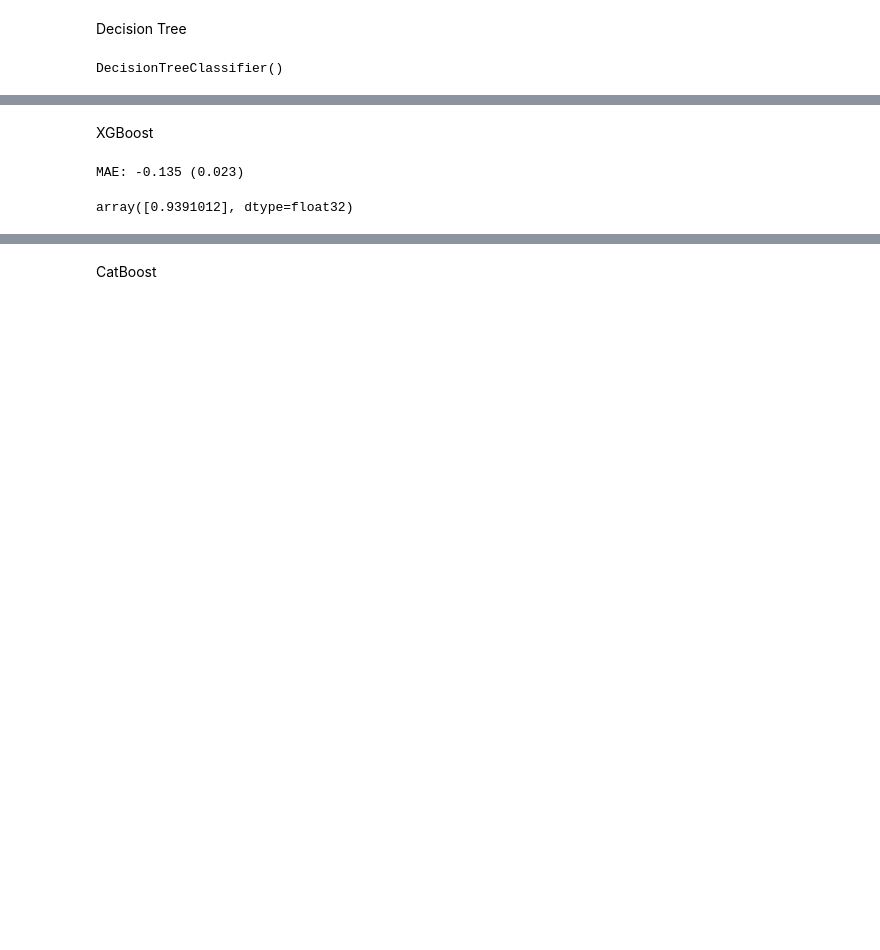
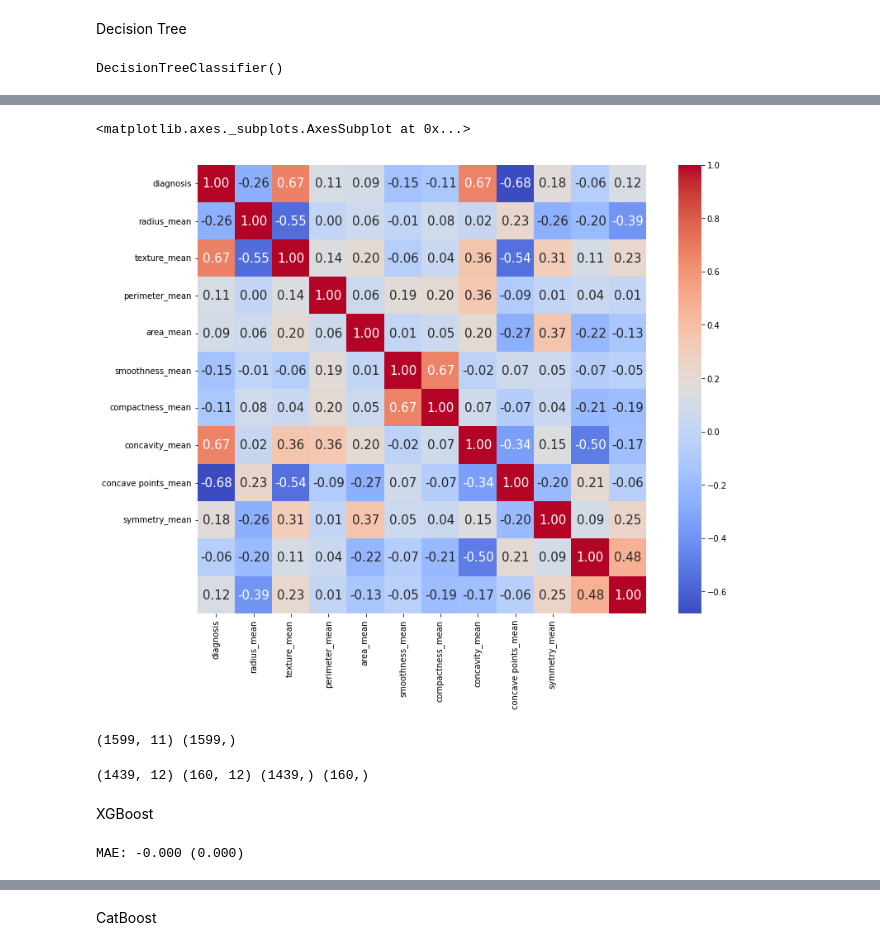
Before and after one commit to mukkatharun/GradientBoostMethods, a Jupyter notebook: gradient_boost_methods.ipynb, the cells around one changed output, grey strips where cells are left out. Cells and saved outputs as stored; diff of their text form; code cells hidden in the pictures; blank space fills up the shorter version.

```diff
--- a/gradient_boost_methods.ipynb
+++ b/gradient_boost_methods.ipynb
@@ -216,14 +288,30 @@ Regression
+# %%
+corr = wdata.corr()
+plt.figure(figsize=(14,10))
+sns.heatmap(corr, cbar = True,  square = True, annot=True, fmt= '.2f',annot_kws={'size': 15},
+           xticklabels= requiredData, yticklabels= requiredData,
+           cmap= 'coolwarm')
+# %% [output]
+<matplotlib.axes._subplots.AxesSubplot at 0x...>
+[figure, added]
+# %%
+wfeatures = wdata.drop('quality', axis=1)
+wquality = wdata['quality']
+print(wfeatures.shape, wquality.shape)
+# %% [output]
+(1599, 11) (1599,)
+# %%
+X_wtrain, X_wtest, y_wtrain, y_wtest = train_test_split(wdata, wquality, test_size=0.1)
+print(X_wtrain.shape, X_wtest.shape, y_wtrain.shape, y_wtest.shape)
+# %% [output]
+(1439, 12) (160, 12) (1439,) (160,)
 # %% [markdown]
 XGBoost
 # %%
 XGBmodel = XGBRegressor(objective='reg:squarederror')
 cv = RepeatedKFold(n_splits=10, n_repeats=3, random_state=1)
-XGBmodel.fit(X_train, y_train)
-n_scores = cross_val_score(XGBmodel, X_train, y_train, scoring='neg_mean_absolute_error', cv=cv, n_jobs=-1, error_score='raise')
+XGBmodel.fit(X_wtrain, y_wtrain)
+n_scores = cross_val_score(XGBmodel, X_wtrain, y_wtrain, scoring='neg_mean_absolute_error', cv=cv, n_jobs=-1, error_score='raise')
 print('MAE: %.3f (%.3f)' % (mean(n_scores), std(n_scores)))
 # %% [output]
-MAE: -0.135 (0.023)
+MAE: -0.000 (0.000)
-# %%
-XGBmodel.predict(X_test.head(1))
-# %% [output]
-array([0.9391012], dtype=float32)
```
Also changed, not shown: parts of 52 cells of this notebook.
